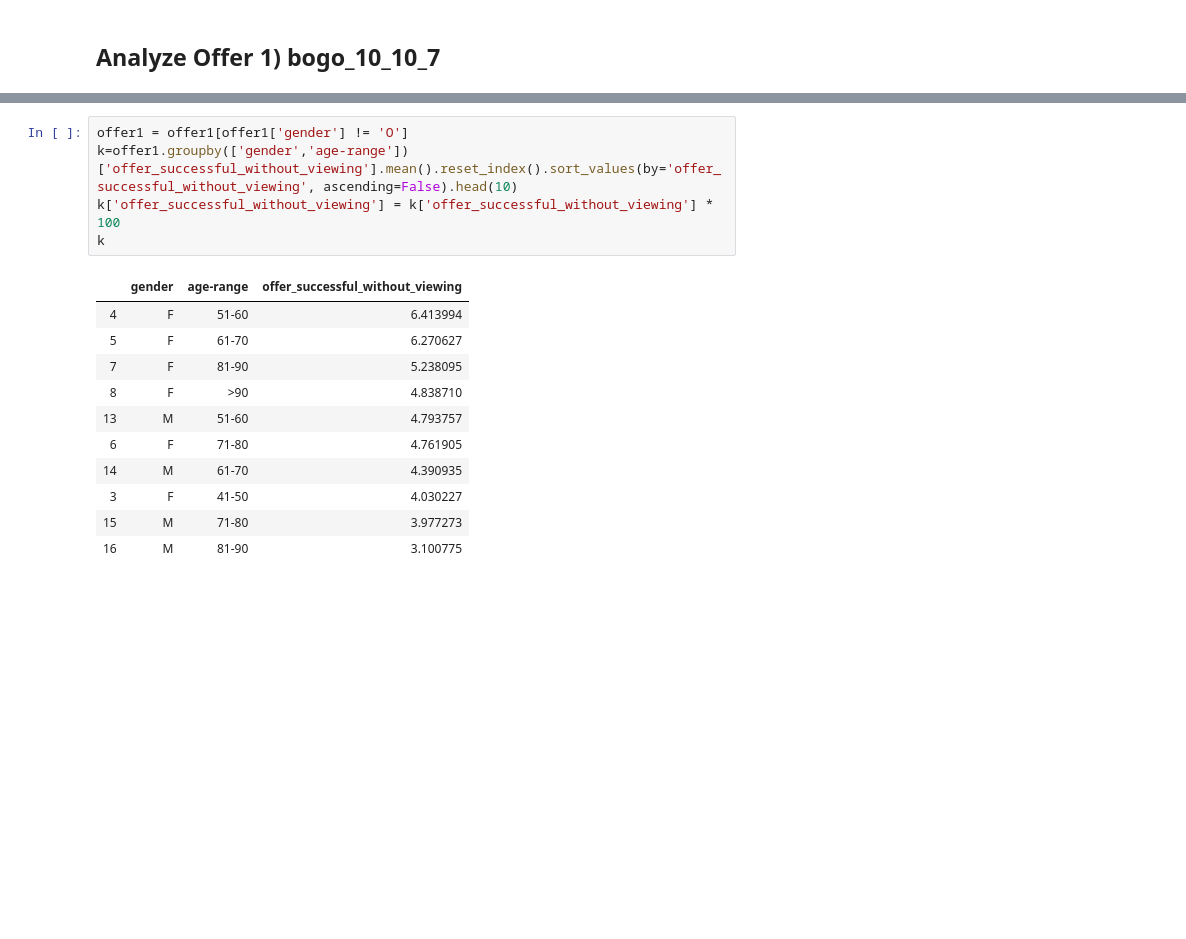
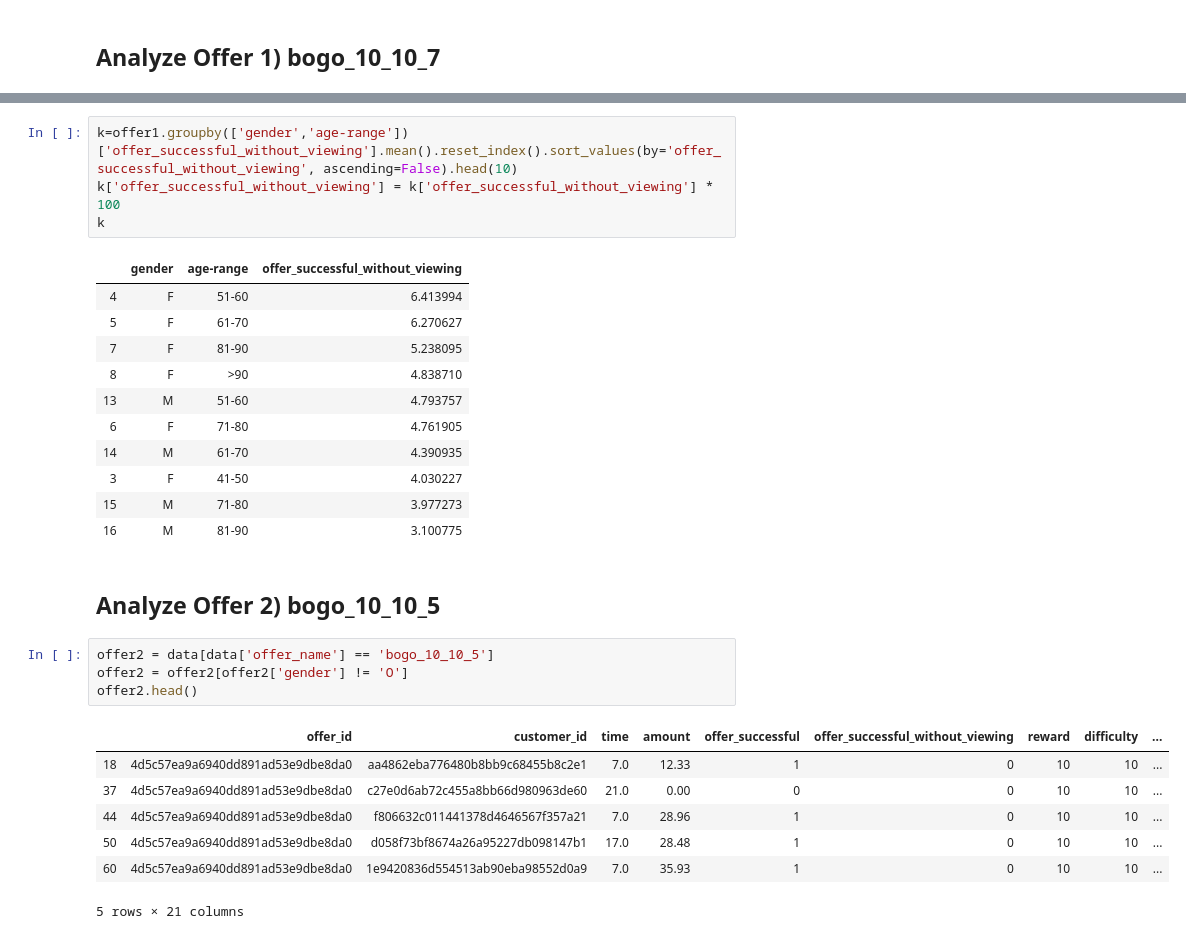
Before and after one commit to amitborkar98/Starbucks-capstone, a Jupyter notebook: Starbucks_Capstone_notebook.ipynb, the cells around one changed output, grey strips where cells are left out. Cells and saved outputs as stored; diff of their text form; blank space fills up the shorter version.

Commit message:
Analysed offer2

```diff
--- a/Starbucks_Capstone_notebook.ipynb
+++ b/Starbucks_Capstone_notebook.ipynb
@@ -574,7 +572,6 @@ k
 | 3 | F | 61-70k | 2.011494 |
 | 10 | M | 51-60k | 1.517241 |
 # %%
-offer1 = offer1[offer1['gender'] != 'O']
 k=offer1.groupby(['gender','age-range'])['offer_successful_without_viewing'].mean().reset_index().sort_values(by='offer_successful_without_viewing', ascending=False).head(10)
 k['offer_successful_without_viewing'] = k['offer_successful_without_viewing'] * 100
 k
@@ -590,3 +587,17 @@ k
 | 3 | F | 41-50 | 4.030227 |
 | 15 | M | 71-80 | 3.977273 |
 | 16 | M | 81-90 | 3.100775 |
+# %% [markdown]
+## Analyze Offer 2) bogo_10_10_5
+# %%
+offer2 = data[data['offer_name'] == 'bogo_10_10_5']
+offer2 = offer2[offer2['gender'] != 'O']
+offer2.head()
+# %% [output]
+|  | offer_id | customer_id | time | amount | offer_successful | offer_successful_without_viewing | reward | difficulty | ... |
+| 18 | 4d5c57ea9a6940dd891ad53e9dbe8da0 | aa4862eba776480b8bb9c68455b8c2e1 | 7.0 | 12.33 | 1 | 0 | 10 | 10 | ... |
+| 37 | 4d5c57ea9a6940dd891ad53e9dbe8da0 | c27e0d6ab72c455a8bb66d980963de60 | 21.0 | 0.00 | 0 | 0 | 10 | 10 | ... |
+| 44 | 4d5c57ea9a6940dd891ad53e9dbe8da0 | f806632c011441378d4646567f357a21 | 7.0 | 28.96 | 1 | 0 | 10 | 10 | ... |
+| 50 | 4d5c57ea9a6940dd891ad53e9dbe8da0 | d058f73bf8674a26a95227db098147b1 | 17.0 | 28.48 | 1 | 0 | 10 | 10 | ... |
+| 60 | 4d5c57ea9a6940dd891ad53e9dbe8da0 | 1e9420836d554513ab90eba98552d0a9 | 7.0 | 35.93 | 1 | 0 | 10 | 10 | ... |
+5 rows × 21 columns
```
Also changed, not shown: parts of 8 cells of this notebook.
